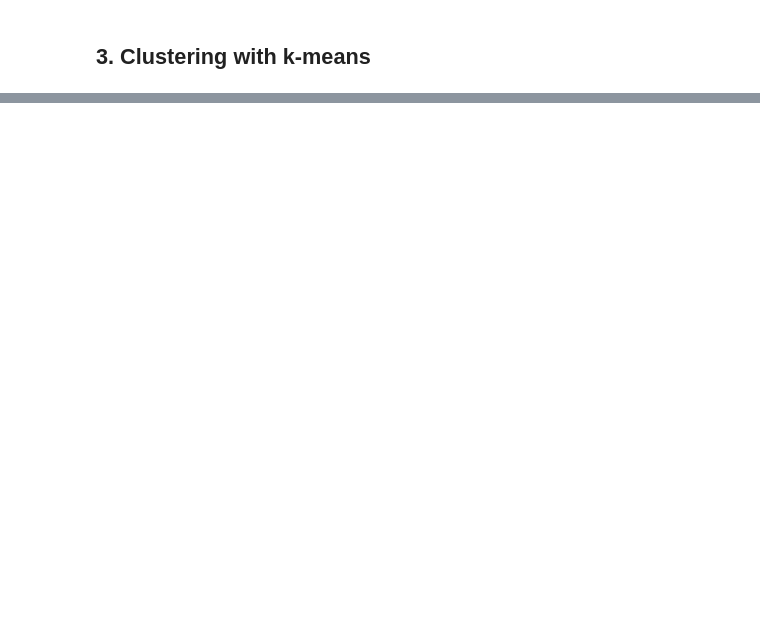
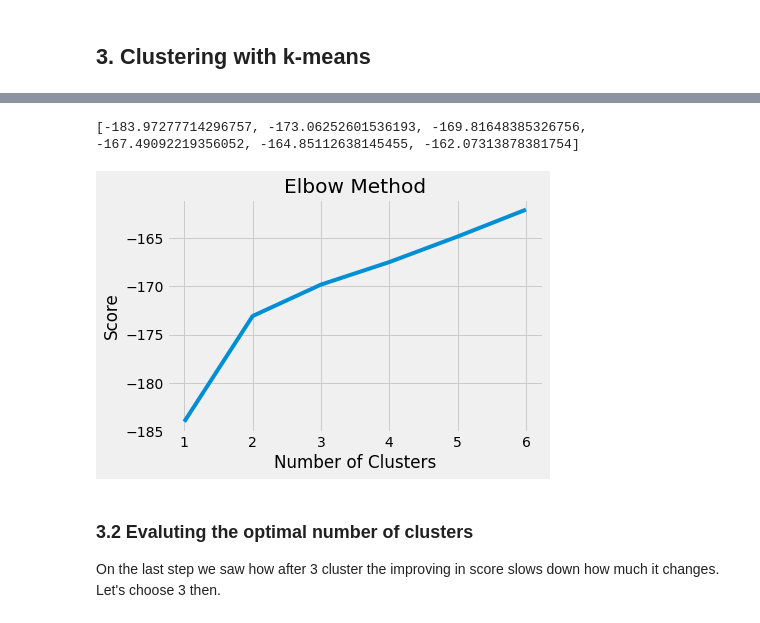
Before and after one commit to thiagolrpinho/perfomance_validation_distributed, a Jupyter notebook: clustering/main.ipynb, the cells around one changed output, grey strips where cells are left out. Saved outputs shown, nothing was run; the diff lists cells and outputs as text; code cells hidden in the pictures; blank space fills up the shorter version.

```diff
--- a/clustering/main.ipynb
+++ b/clustering/main.ipynb
@@ -9,6 +9,9 @@ from sklearn.pipeline import Pipeline
 from sklearn.cluster import KMeans
 from fastparquet import write
 import pandas as pd
+import matplotlib.pyplot as plt
+%matplotlib inline
+plt.style.use('fivethirtyeight')
 # %% [markdown]
 ## 1. Loading data
 # %%
@@ -92,0 +99,5 @@ Wall time: 5.57 s
+# %%
+number_clusters = range(1, 7)
+
+kmeans = [KMeans(n_clusters=i, max_iter = 600) for i in number_clusters]
+print(kmeans)
@@ -93,2 +118,19 @@ Wall time: 5.57 s
+# %%
+score = [kmeans[i].fit(vectorized_docs).score(vectorized_docs) for i in range(len(kmeans))]
+print(score)
+# %% [output]
+[-183.97277714296757, -173.06252601536193, -169.81648385326756, -167.49092219356052, -164.85112638145455, -162.07313878381754]
+# %%
+plt.plot(number_clusters, score)
+plt.xlabel('Number of Clusters')
+plt.ylabel('Score')
+plt.title('Elbow Method')
+plt.show()
+# %% [output]
+[figure, added]
+# %% [markdown]
+### 3.2 Evaluting the optimal number of clusters
+On the last step we saw how after 3 cluster the improving in score slows down how much it changes.
+Let's choose 3 then.
 # %%
 %%time
```
Also changed, not shown: parts of 8 cells of this notebook.
